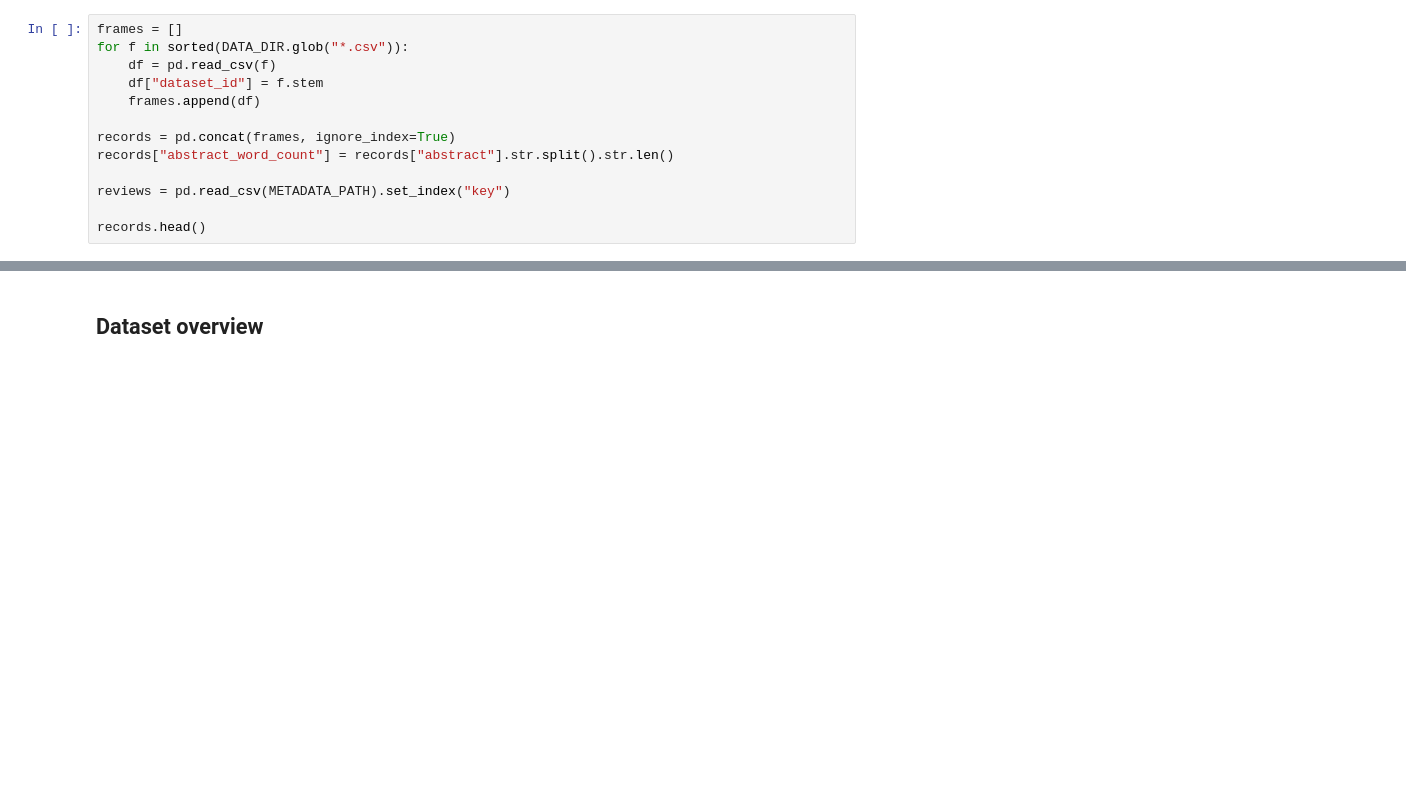
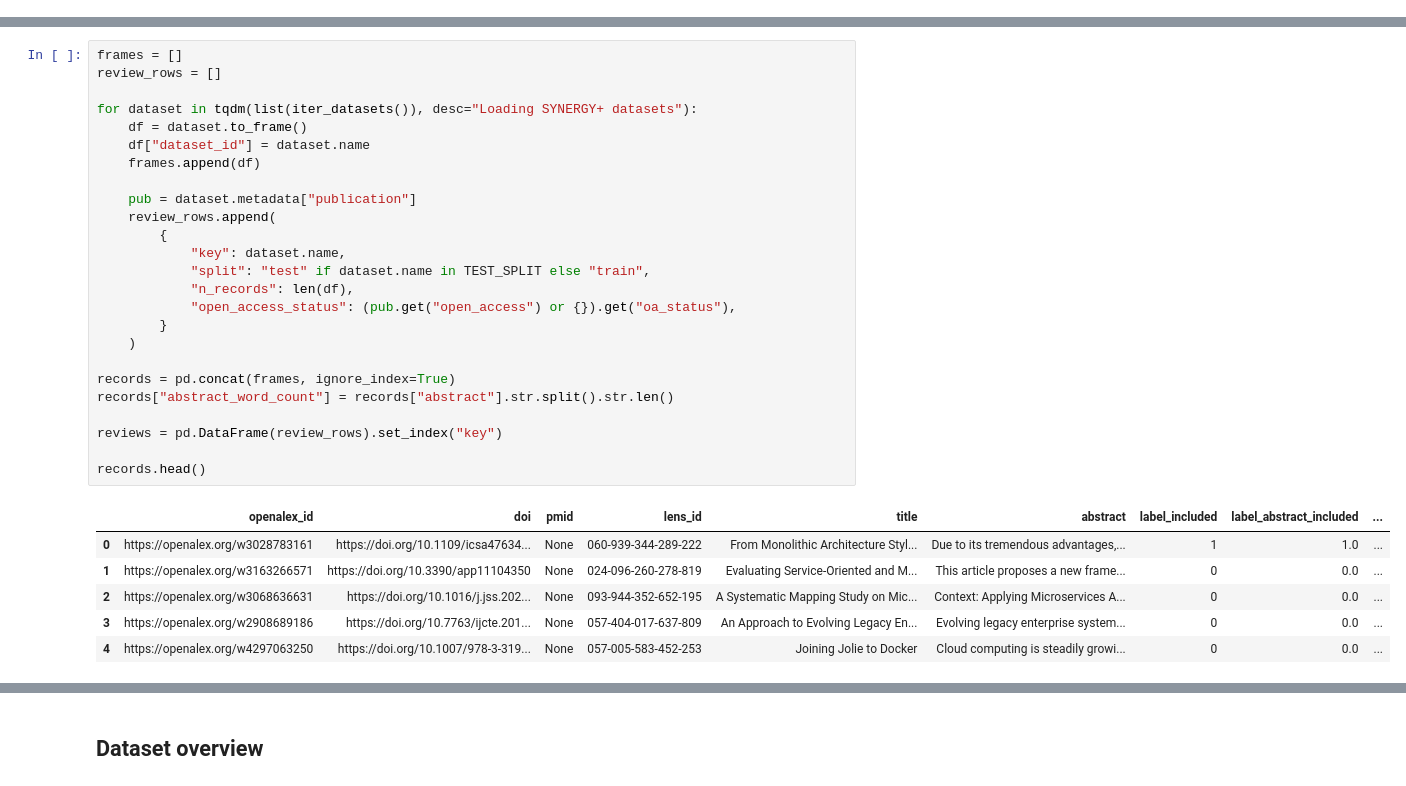
Before and after one commit to asreview/synergy-dataset, a Jupyter notebook: examples/statistics_synergy_plus.ipynb, the cells around one changed output, grey strips where cells are left out. Cells and saved outputs as stored; diff of their text form; blank space fills up the shorter version.

```diff
--- a/examples/statistics_synergy_plus.ipynb
+++ b/examples/statistics_synergy_plus.ipynb
@@ -76,13 +0,0 @@ Each review contributes one CSV, named after the dataset, directly under `data/s
-# %%
-frames = []
-for f in sorted(DATA_DIR.glob("*.csv")):
-    df = pd.read_csv(f)
-    df["dataset_id"] = f.stem
-    frames.append(df)
-
-records = pd.concat(frames, ignore_index=True)
-records["abstract_word_count"] = records["abstract"].str.split().str.len()
-
-reviews = pd.read_csv(METADATA_PATH).set_index("key")
-
-records.head()
@@ -95,0 +97,32 @@ records.head()
+# %%
+frames = []
+review_rows = []
+
+for dataset in tqdm(list(iter_datasets()), desc="Loading SYNERGY+ datasets"):
+    df = dataset.to_frame()
+    df["dataset_id"] = dataset.name
+    frames.append(df)
+
+    pub = dataset.metadata["publication"]
+    review_rows.append(
+        {
+            "key": dataset.name,
+            "split": "test" if dataset.name in TEST_SPLIT else "train",
+            "n_records": len(df),
+            "open_access_status": (pub.get("open_access") or {}).get("oa_status"),
+        }
+    )
+
+records = pd.concat(frames, ignore_index=True)
+records["abstract_word_count"] = records["abstract"].str.split().str.len()
+
+reviews = pd.DataFrame(review_rows).set_index("key")
+
+records.head()
+# %% [output]
+|  | openalex_id | doi | pmid | lens_id | title | abstract | label_included | label_abstract_included | ... |
+| 0 | https://openalex.org/w3028783161 | https://doi.org/10.1109/icsa47634... | None | 060-939-344-289-222 | From Monolithic Architecture Styl... | Due to its tremendous advantages,... | 1 | 1.0 | ... |
+| 1 | https://openalex.org/w3163266571 | https://doi.org/10.3390/app11104350 | None | 024-096-260-278-819 | Evaluating Service-Oriented and M... | This article proposes a new frame... | 0 | 0.0 | ... |
+| 2 | https://openalex.org/w3068636631 | https://doi.org/10.1016/j.jss.202... | None | 093-944-352-652-195 | A Systematic Mapping Study on Mic... | Context: Applying Microservices A... | 0 | 0.0 | ... |
+| 3 | https://openalex.org/w2908689186 | https://doi.org/10.7763/ijcte.201... | None | 057-404-017-637-809 | An Approach to Evolving Legacy En... | Evolving legacy enterprise system... | 0 | 0.0 | ... |
+| 4 | https://openalex.org/w4297063250 | https://doi.org/10.1007/978-3-319... | None | 057-005-583-452-253 | Joining Jolie to Docker | Cloud computing is steadily growi... | 0 | 0.0 | ... |
```
Also changed, not shown: parts of 11 cells of this notebook, 1 other file.
